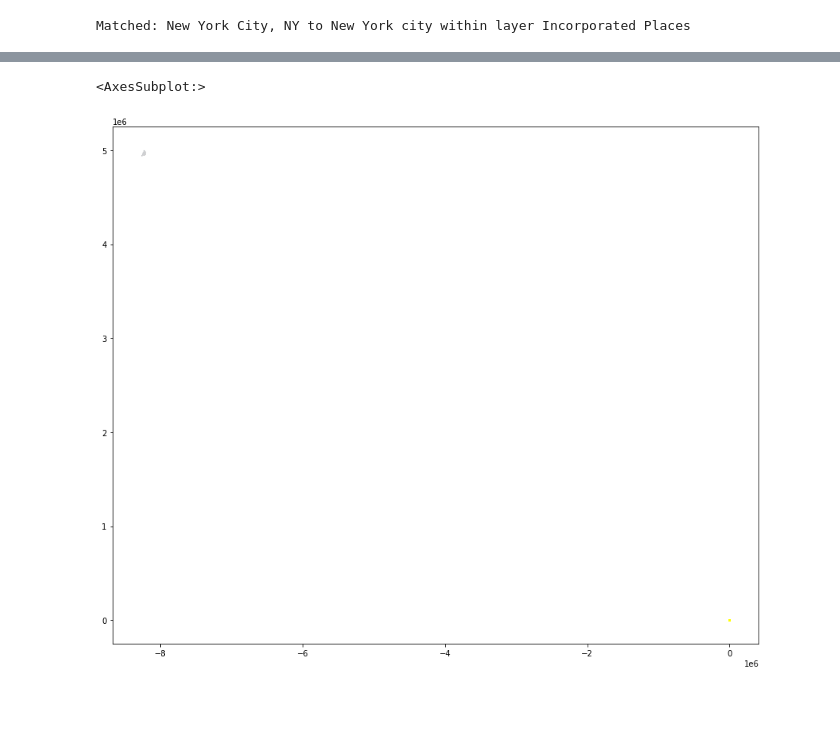
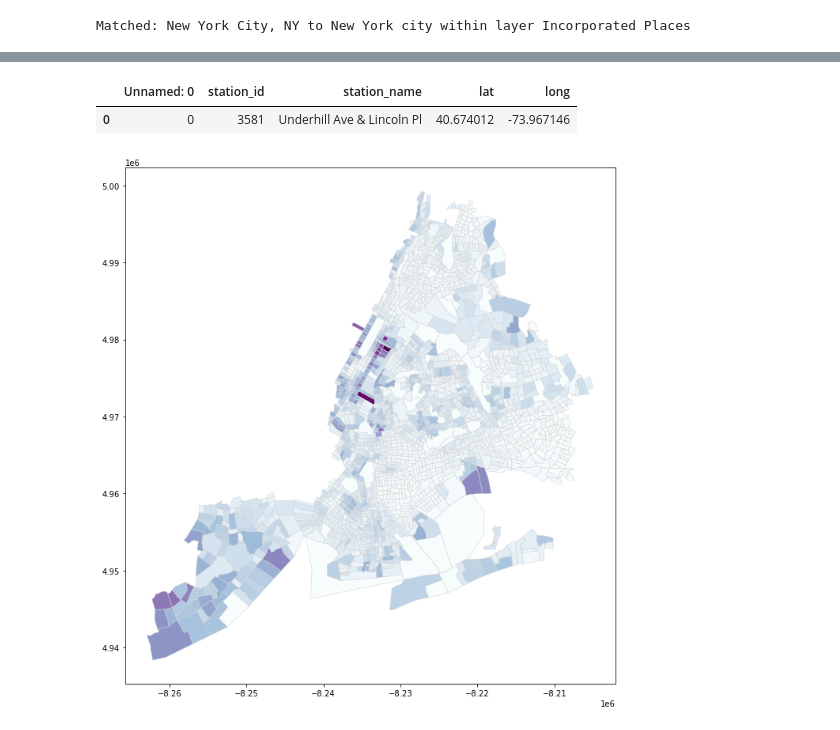
Before and after one commit to katelyn98/HealthyRide-Mapping, a Jupyter notebook: Notebooks/NYC Citi Bike.ipynb, the cells around one changed output, grey strips where cells are left out. Drawn from its saved outputs; the diff is of its cells as text; code cells hidden in the pictures; blank space fills up the shorter version.

```diff
--- a/Notebooks/NYC Citi Bike.ipynb
+++ b/Notebooks/NYC Citi Bike.ipynb
@@ -376,6 +378,10 @@ NYC.head(5)
+# %%
+cur_nyc_df.head(1)
+# %% [output]
+|  | Unnamed: 0 | station_id | station_name | lat | long |
+| 0 | 0 | 3581 | Underhill Ave & Lincoln Pl | 40.674012 | -73.967146 |
 # %%
 ax = NYC.plot(column = "B02001_002E", cmap="BuPu",figsize = (15, 12), edgecolor = "lightgrey", linewidth = 0.5)
-filtered_gdf[1].plot(ax=ax, color="Yellow", markersize=1)
+# cur_nyc_df.plot(ax=ax, color="Red", markersize=1)
 # %% [output]
-<AxesSubplot:>
-[figure, old version]
+[figure, new version]
```
Also changed, not shown: parts of 7 cells of this notebook, 57 other files.
